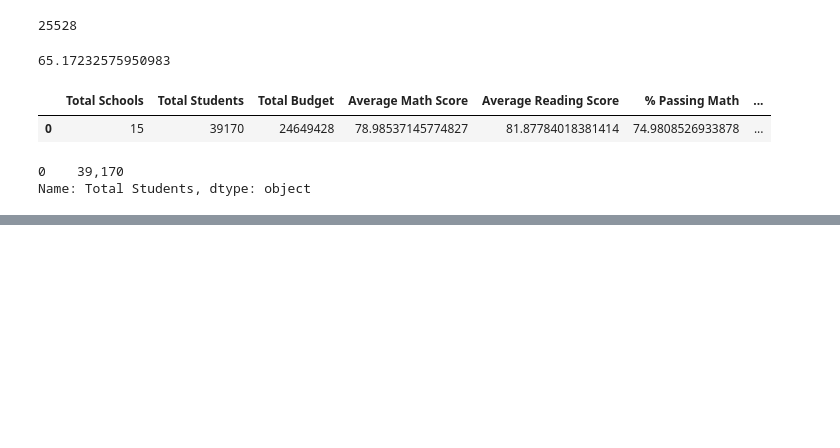
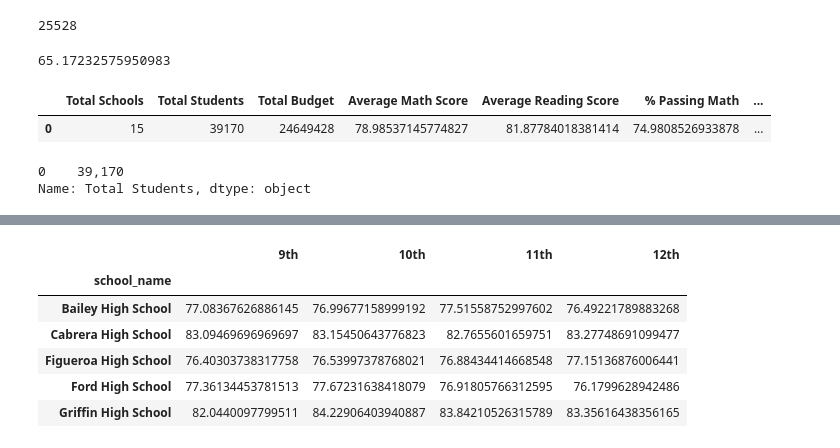
Before and after one commit to DaijaStokes/School_District_Analysis, a Jupyter notebook: PyCitySchools.ipynb, the cells around one changed output, grey strips where cells are left out. Drawn from its saved outputs; the diff is of its cells as text; code cells hidden in the pictures; blank space fills up the shorter version.

```diff
--- a/PyCitySchools.ipynb
+++ b/PyCitySchools.ipynb
@@ -845,0 +864,9 @@ bottom_schools.head()
+# %%
+# Group each grade level DataFrame by the school name for the average math score.
+ninth_grade_math_scores = ninth_graders.groupby(["school_name"]).mean()["math_score"]
+
+tenth_grade_math_scores = tenth_graders.groupby(["school_name"]).mean()["math_score"]
+
+eleventh_grade_math_scores = eleventh_graders.groupby(["school_name"]).mean()["math_score"]
+
+twelfth_grade_math_scores = twelfth_graders.groupby(["school_name"]).mean()["math_score"]
@@ -845,0 +932,17 @@ bottom_schools.head()
+# %%
+# Combine each grade level Series for average math scores by school into a single DataFrame.
+math_scores_by_grade = pd.DataFrame({
+               "9th": ninth_grade_math_scores,
+               "10th": tenth_grade_math_scores,
+               "11th": eleventh_grade_math_scores,
+               "12th": twelfth_grade_math_scores})
+
+math_scores_by_grade.head()
+# %% [output]
+|  | 9th | 10th | 11th | 12th |
+| school_name |  |  |  |  |
+| Bailey High School | 77.08367626886145 | 76.99677158999192 | 77.51558752997602 | 76.49221789883268 |
+| Cabrera High School | 83.09469696969697 | 83.15450643776823 | 82.7655601659751 | 83.27748691099477 |
+| Figueroa High School | 76.40303738317758 | 76.53997378768021 | 76.88434414668548 | 77.15136876006441 |
+| Ford High School | 77.36134453781513 | 77.67231638418079 | 76.91805766312595 | 76.1799628942486 |
+| Griffin High School | 82.0440097799511 | 84.22906403940887 | 83.84210526315789 | 83.35616438356165 |
```
Also changed, not shown: parts of 71 cells of this notebook.
